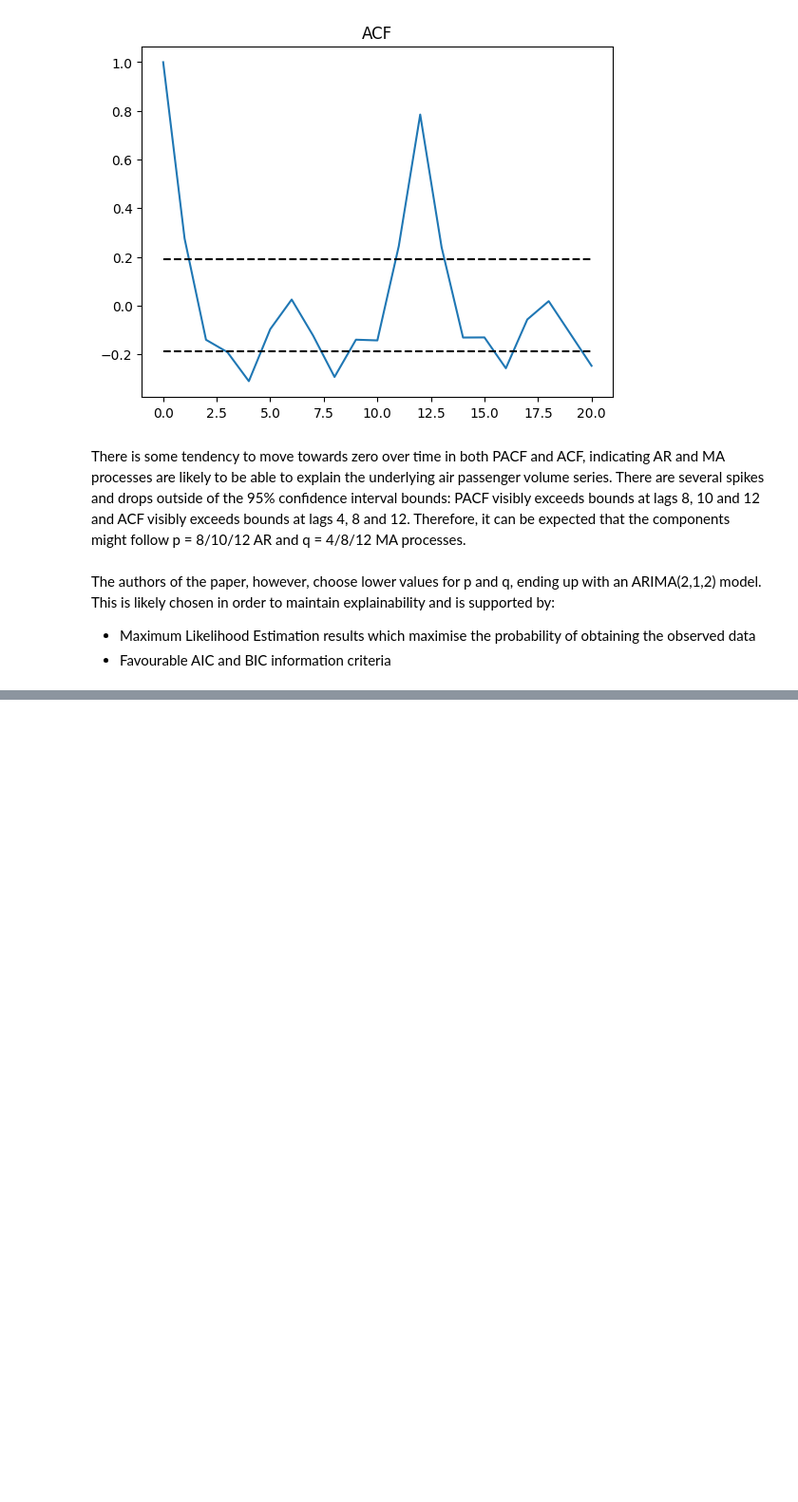
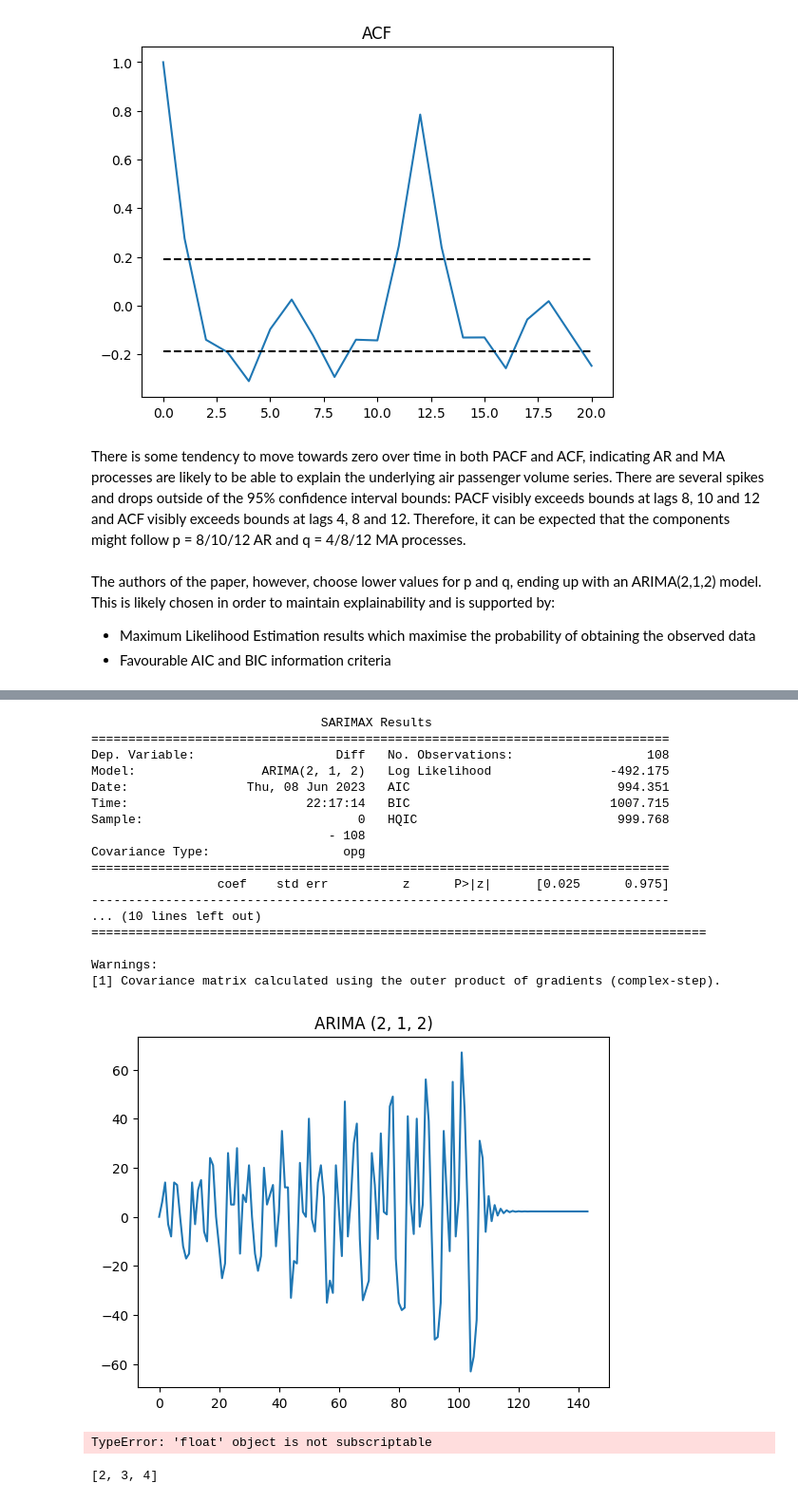
Before and after one commit to Staneesh/Repro2023, a Jupyter notebook: main.ipynb, the cells around one changed output, grey strips where cells are left out. Shown: that part at 95% size. Saved outputs shown, nothing was run; the diff lists cells and outputs as text; code cells hidden in the pictures; blank space fills up the shorter version.

Commit message:
ACF PACF conclusions and ARIMA model setup

```diff
--- a/main.ipynb
+++ b/main.ipynb
@@ -206,0 +211,34 @@ The authors of the paper, however, choose lower values for p and q, ending up wi
+# %%
+def arima_run(data_input, order_selection):
+    arima_out = ARIMA(data_input, order=order_selection)
+    arima_out_res = arima_out.fit()
+    print(arima_out_res.summary())
+
+    arima_out_pred = arima_out_res.forecast(36)
+    full = pd.concat([data_input, arima_out_pred])
+    plt.plot(full)
+    plt.title('ARIMA ' + str(order_selection))
+    plt.show()
+
+    return(full)
+# %%
+full212 = arima_run(train['Diff'], (2,1,2))
+# %% [output]
+                               SARIMAX Results
+==============================================================================
+Dep. Variable:                   Diff   No. Observations:                  108
+Model:                 ARIMA(2, 1, 2)   Log Likelihood                -492.175
+Date:                Thu, 08 Jun 2023   AIC                            994.351
+Time:                        22:17:14   BIC                           1007.715
+Sample:                             0   HQIC                           999.768
+                                - 108
+Covariance Type:                  opg
+==============================================================================
+                 coef    std err          z      P>|z|      [0.025      0.975]
+------------------------------------------------------------------------------
+... (10 lines left out)
+===================================================================================
+
+Warnings:
+[1] Covariance matrix calculated using the outer product of gradients (complex-step).
+[figure, added]
@@ -206,0 +249,11 @@ The authors of the paper, however, choose lower values for p and q, ending up wi
+# %%
+data['Count'][0]
+full212_series = [i + i[-1] for i in full212]
+# %% [output]
+TypeError: 'float' object is not subscriptable
+# %%
+aa = [1, 2, 3]
+bb = [i + 1 for i in aa]
+bb
+# %% [output]
+[2, 3, 4]
```
Also changed, not shown: parts of 5 cells of this notebook.
